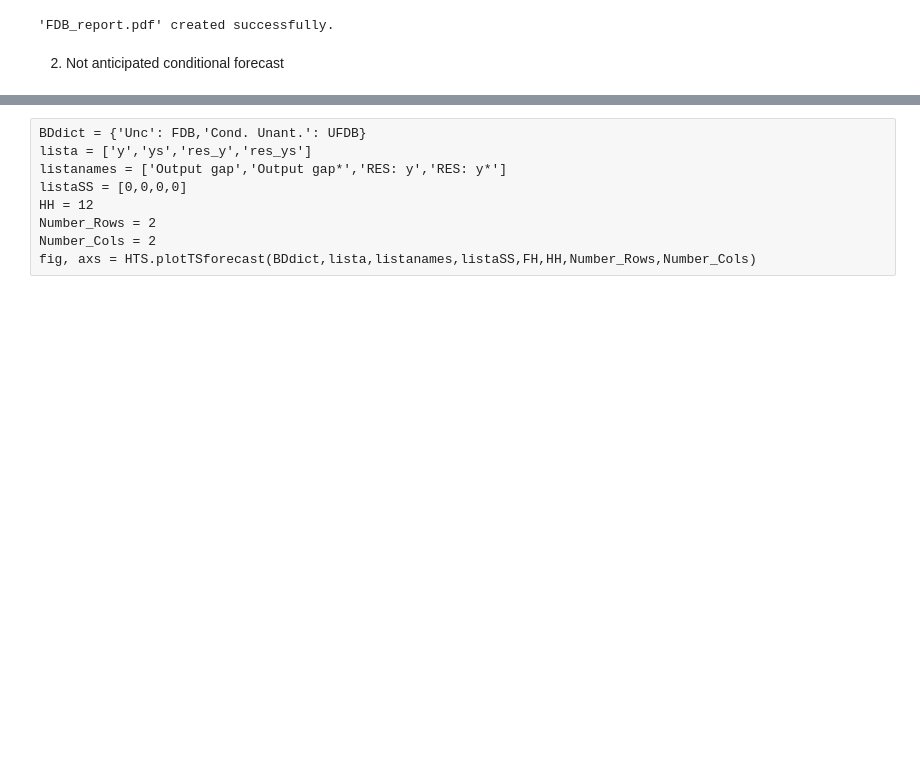
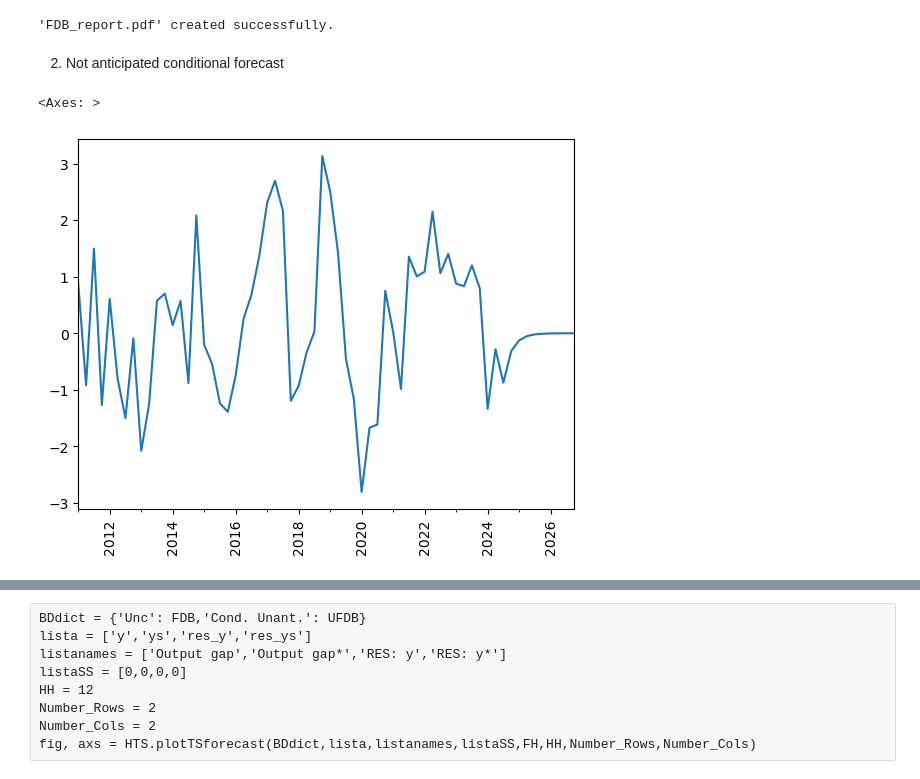
Before and after one commit to patrickcastilla/CUECOPolMon_fork_2, a Jupyter notebook: Main_Risk_Scenario.ipynb, the cells around one changed output, grey strips where cells are left out. Cells and saved outputs as stored; diff of their text form; code cells hidden in the pictures; blank space fills up the shorter version.

```diff
--- a/Main_Risk_Scenario.ipynb
+++ b/Main_Risk_Scenario.ipynb
@@ -272,3 +272,8 @@ UCond = HTS.ReadForeCond('Riesgo/DataTarea_Exogenas_Riesgo2.xlsx','2025Q1', FH)
+# %%
+FDB.g.plot.line(rot = 90)
+# %% [output]
+<Axes: >
+[figure, added]
 # %%
 UCond['Uvar']['var'].i = FDB.i[-8:].values
 # %%
```
Also changed, not shown: parts of 7 cells of this notebook, 12 other files.
